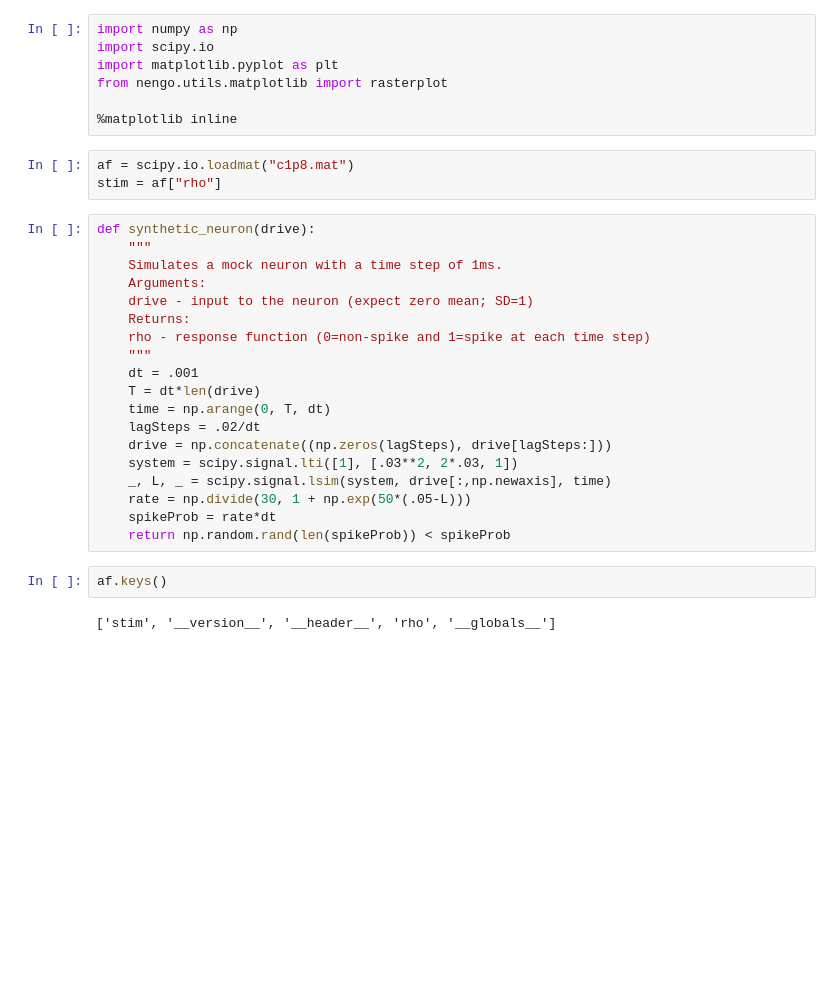
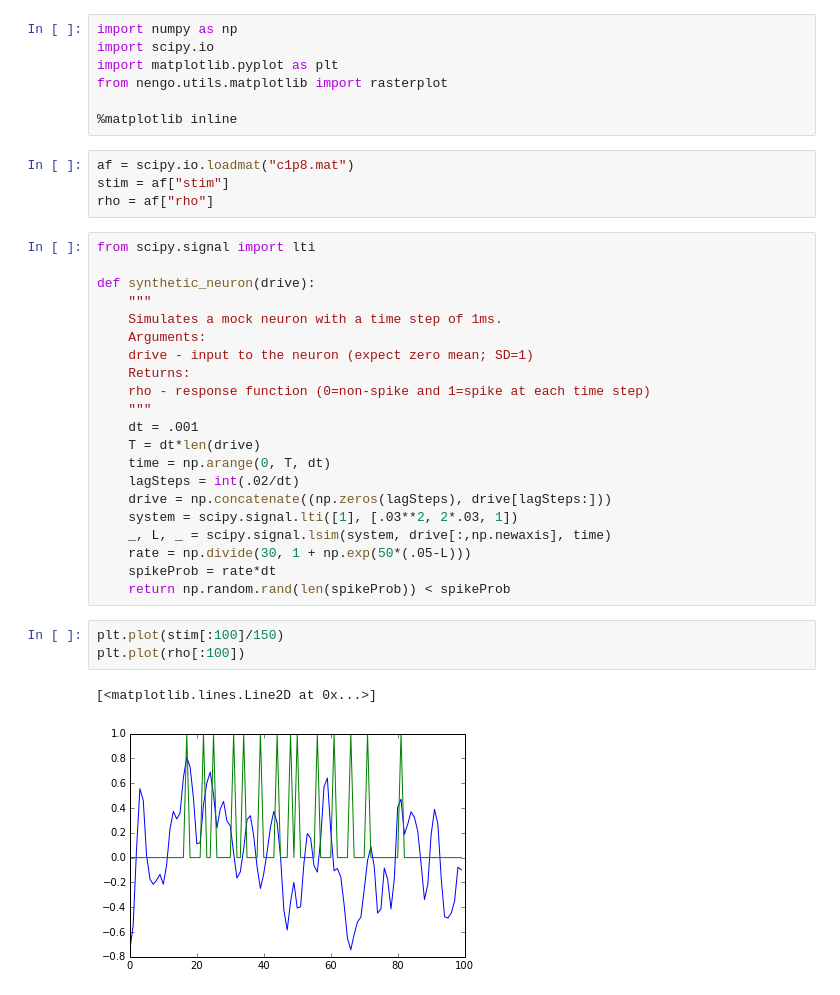
Before and after one commit to Seanny123/SYDE552, a Jupyter notebook: neuron_responses/Q2.ipynb, the cells around one changed output. Cells and saved outputs as stored; diff of their text form; blank space fills up the shorter version.

```diff
--- a/neuron_responses/Q2.ipynb
+++ b/neuron_responses/Q2.ipynb
@@ -7,8 +7,11 @@ from nengo.utils.matplotlib import rasterplot
 %matplotlib inline
 # %%
 af = scipy.io.loadmat("c1p8.mat")
-stim = af["rho"]
+stim = af["stim"]
+rho = af["rho"]
 # %%
+from scipy.signal import lti
+
 def synthetic_neuron(drive):
     """
     Simulates a mock neuron with a time step of 1ms.
@@ -20,14 +23,16 @@ def synthetic_neuron(drive):
     dt = .001
     T = dt*len(drive)
     time = np.arange(0, T, dt)
-    lagSteps = .02/dt
+    lagSteps = int(.02/dt)
     drive = np.concatenate((np.zeros(lagSteps), drive[lagSteps:]))
     system = scipy.signal.lti([1], [.03**2, 2*.03, 1])
     _, L, _ = scipy.signal.lsim(system, drive[:,np.newaxis], time)
     rate = np.divide(30, 1 + np.exp(50*(.05-L)))
     spikeProb = rate*dt
     return np.random.rand(len(spikeProb)) < spikeProb
-# %%
-af.keys()
-# %% [output]
-['stim', '__version__', '__header__', 'rho', '__globals__']
+# %%
+plt.plot(stim[:100]/150)
+plt.plot(rho[:100])
+# %% [output]
+[<matplotlib.lines.Line2D at 0x...>]
+[figure, added]
```
Also changed, not shown: parts of 7 cells of this notebook, 3 other files.
